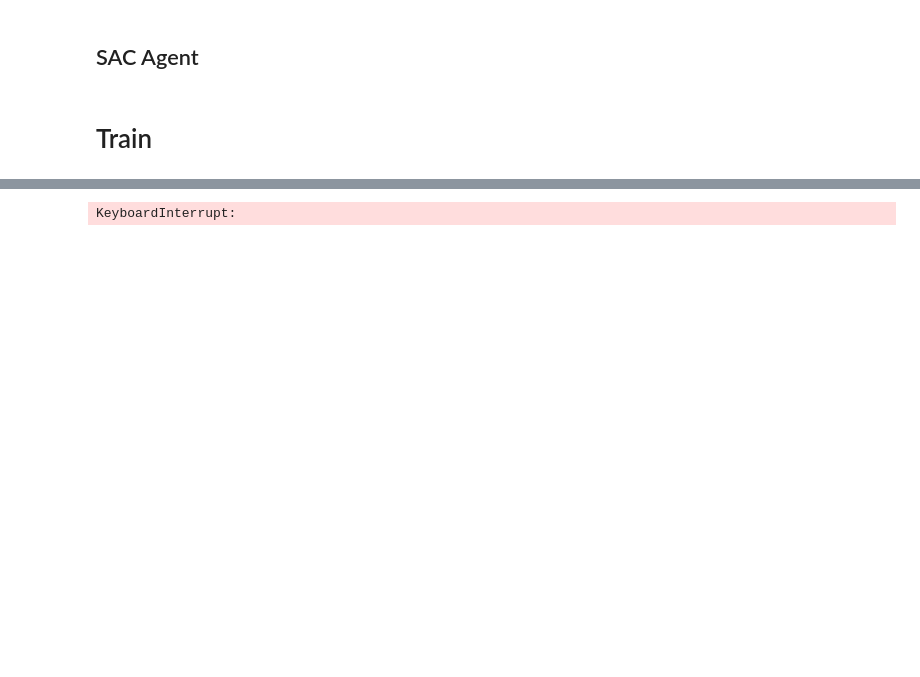
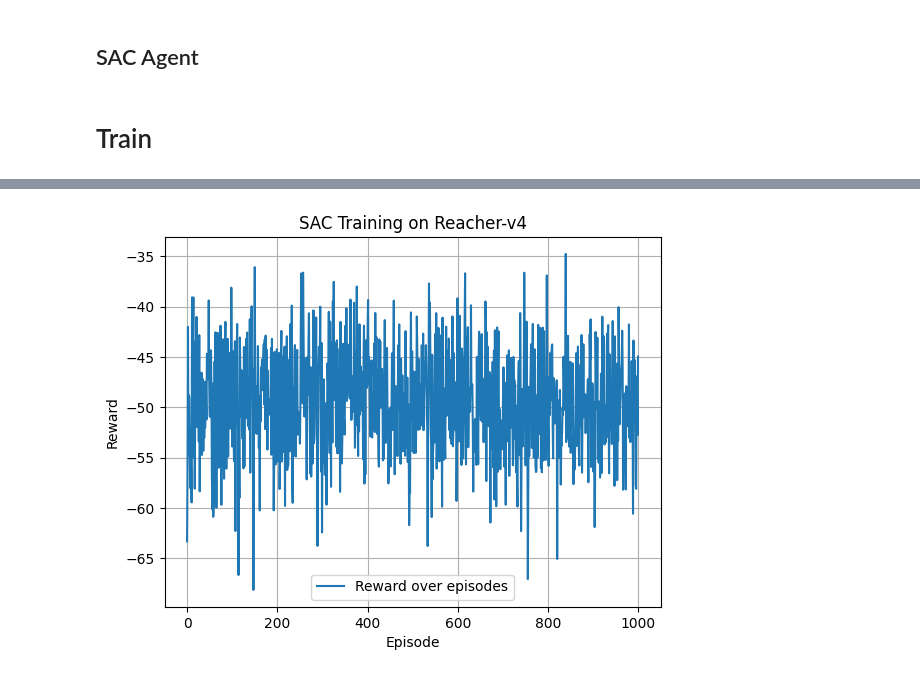
Before and after one commit to BrunoFarfan/DeepLearning, a Jupyter notebook: T3/T3_BrunoFarfan.ipynb, the cells around one changed output, grey strips where cells are left out. Drawn from its saved outputs; the diff is of its cells as text; code cells hidden in the pictures; blank space fills up the shorter version.

```diff
--- a/T3/T3_BrunoFarfan.ipynb
+++ b/T3/T3_BrunoFarfan.ipynb
@@ -194,7 +178,7 @@ def save_checkpoint(agent, episode, checkpoint_dir='checkpoints'):
 Rollout = namedtuple('Rollout', ['state', 'action', 'reward', 'next_state', 'done'])
 
 class SACAgent():
-    def __init__(self, env, lr, gamma, soft_update_tau, memory_size, hidden_size, alpha=0.2, log_std_range=[-20,2]):
+    def __init__(self, env, lr, gamma, soft_update_tau, memory_size, hidden_size, log_std_range=[-20,2]):
         self.device = torch.device("cuda" if torch.cuda.is_available() else "cpu")
 
         self.env = env
@@ -202,7 +186,8 @@ class SACAgent():
         self.n_actions = self.env.action_space.shape[0]
         self.lr = lr
         self.gamma = gamma
-        self.alpha = alpha
+        self.log_alpha = torch.tensor(np.log(0.2), requires_grad=True, device='cuda')
+        self.alpha = self.log_alpha.exp().detach()
 
         self.tau = soft_update_tau
         self.hidden_size = hidden_size
@@ -215,6 +200,8 @@ class SACAgent():
         self.criterion = nn.MSELoss()
 
         self.memory = ReplayBuffer(capacity=memory_size)
+
+        self.alpha_optimizer = optim.Adam([self.log_alpha], lr=self.lr)
 
     def _init_model(self):
         self.critic1 = CriticNetwork(self.n_states, self.n_actions, 1, self.hidden_size).to(self.device)
@@ -237,7 +224,7 @@ class SACAgent():
     def get_action(self, state):
         state = torch.tensor(state, dtype=torch.float32).to(self.device)
         mean, log_sigma = self.actor(state)
-        sigma = log_sigma.exp().clamp(self.min_clamp, self.max_clamp)
+        sigma = log_sigma.clamp(self.min_clamp, self.max_clamp).exp()
         normal = torch.distributions.Normal(mean, sigma)
         z = normal.rsample()
         action = torch.tanh(z)
@@ -276,13 +263,16 @@ class SACAgent():
         policy_loss = (self.alpha * log_probs - q).mean()
         return policy_loss, log_probs
 
+    def alpha_loss(self, log_probs):
+        return -(self.log_alpha * (log_probs + self.target_entropy).detach()).mean()
+
     def _choose_action(self, state, random=False):
         if random:
             actions = self.env.action_space.sample()
         else:
             with torch.no_grad():
                 actions, _ = self.get_action(state)
-        return actions
+        return actions.cpu().numpy()[0]
 
     def learn(self, samples, target_update=False):
         critic_loss1, critic_loss2 = self.critic_loss(samples)
@@ -293,9 +283,14 @@ class SACAgent():
         self.critic_optim1.step()
         self.critic_optim2.step()
 
-        actor_loss, _ = self.actor_loss(samples['states'].to(self.device))
+        actor_loss, log_probs = self.actor_loss(samples['states'].to(self.device))
         self.actor_optim.zero_grad()
         actor_loss.backward()
+
+        alpha_loss = self.alpha_loss(log_probs)
+        self.alpha_optimizer.zero_grad()
+        alpha_loss.backward()
+        self.alpha_optimizer.step()
 
         for name, param in self.actor.named_parameters():
             if param.grad is None:
@@ -305,11 +300,12 @@ class SACAgent():
 
         if target_update:
             self.update_target_networks()
-        return critic_loss1.item(), critic_loss2.item(), actor_loss.item()
+        return torch.min(critic_loss1, critic_loss2).item(), actor_loss.item(), alpha_loss.item()
 
     def train(self, n_episode=1000, batch_size=64, report_freq=10,
               checkpoint_freq=50, initial_memory=1024, target_actualizations=100):
         self.memory.initialise_buffer(self.env, size=initial_memory)
+        self.target_entropy = -float(self.n_actions)
         results = []
         for i in range(n_episode):
             state, _ = self.env.reset()
@@ -319,7 +315,7 @@ class SACAgent():
 
             while not (done or truncated):
                 action = self._choose_action(state)
-                action = action.detach().cpu().numpy()
+                action = action.clip(self.env.action_space.low, self.env.action_space.high)
                 next_state, reward, done, truncated, _ = self.env.step(action)
                 roll = Rollout(state, action, reward, next_state, done or truncated)
                 self.memory.append(roll)
@@ -327,7 +323,7 @@ class SACAgent():
 
                 samples = self.memory.sample_batch(batch_size)
                 update_target_networks = (i % np.ceil(n_episode / target_actualizations) == 0)
-                critic_loss1, critic_loss2, actor_loss = self.learn(samples, target_update=update_target_networks)
+                critic_loss, actor_loss, alpha_loss = self.learn(samples, target_update=update_target_networks)
 
                 eps_reward += reward
                 steps += 1
@@ -335,7 +331,7 @@ class SACAgent():
             results.append(eps_reward)
 
             if i % report_freq == 0:
-                print(f'Episode {i}/{n_episode} \t Reward: {eps_reward:.4f} \t Critic Loss: {critic_loss1:.3f} \t Actor Loss: {actor_loss:.3f}')
+                print(f'Episode {i}/{n_episode} \t Reward: {eps_reward:.4f} \t Critic Loss: {critic_loss:.3f} \t Actor Loss: {actor_loss:.3f} \t Alpha Loss: {alpha_loss:.3f} \t Alpha: {self.alpha.item():.4f}')
 
             if i % checkpoint_freq == 0:
                 save_checkpoint(self, i)
@@ -350,15 +346,13 @@ epos = 1000
 
 # Crea el entorno
 env = gym.make(env_name)
-print(np.shape(env.observation_space.sample()))
-print(np.shape(env.action_space.sample()))
 
 # Inicializa el agente SAC con los parámetros apropiados
-agent = SACAgent(env, lr=0.0001, gamma=0.99, soft_update_tau=0.005, alpha=0.5,
-                 memory_size=10000, hidden_size=256)
+agent = SACAgent(env, lr=0.0001, gamma=0.99, soft_update_tau=0.005, memory_size=10000, hidden_size=256)
 
 # Entrena al agente
-learning_data = agent.train(n_episode=epos, batch_size=256, report_freq=10, checkpoint_freq=100)
+learning_data = agent.train(n_episode=epos, batch_size=256, report_freq=10, checkpoint_freq=100,
+                            initial_memory=1024, target_actualizations=100)
 
 # Grafica los resultados
 plt.plot(learning_data, label='Reward over episodes')
@@ -394 +386 @@ Episode 220/1000         Reward: -55.6257        Critic Loss: 0.290      Actor L
-KeyboardInterrupt:
+[figure, added]
```
Also changed, not shown: parts of 5 cells of this notebook, 50 other files.
